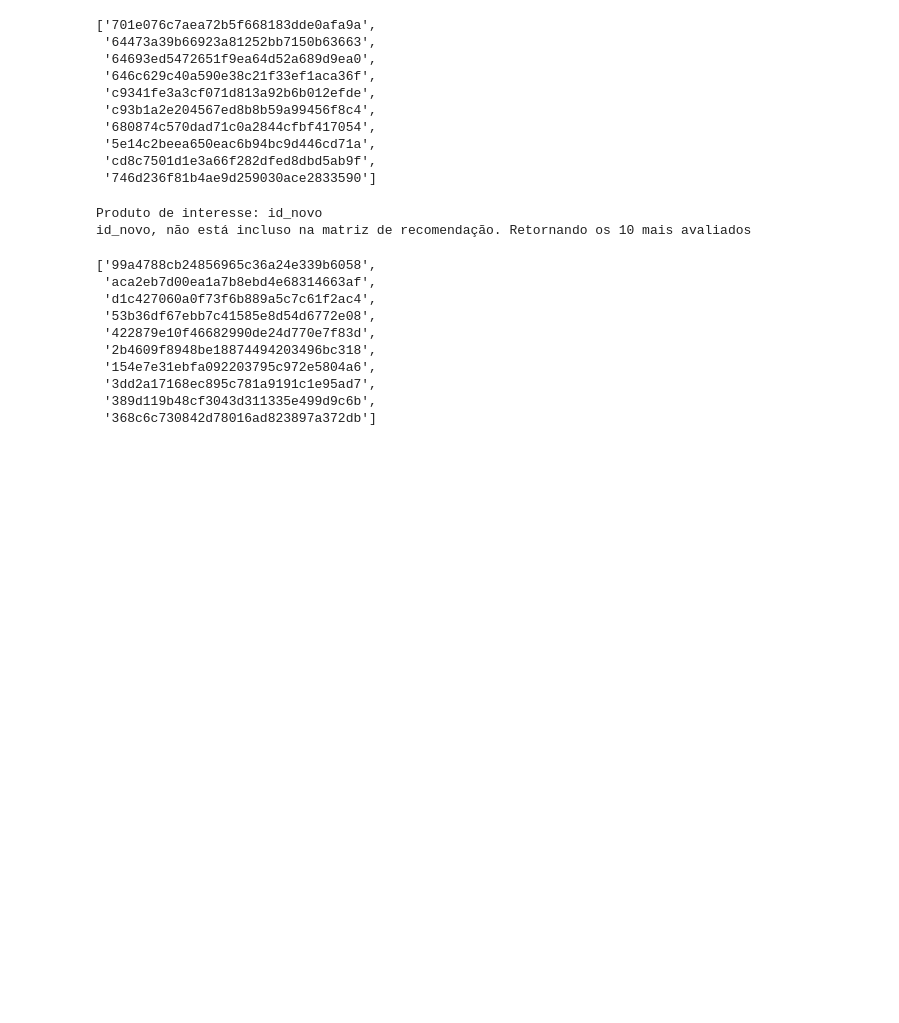
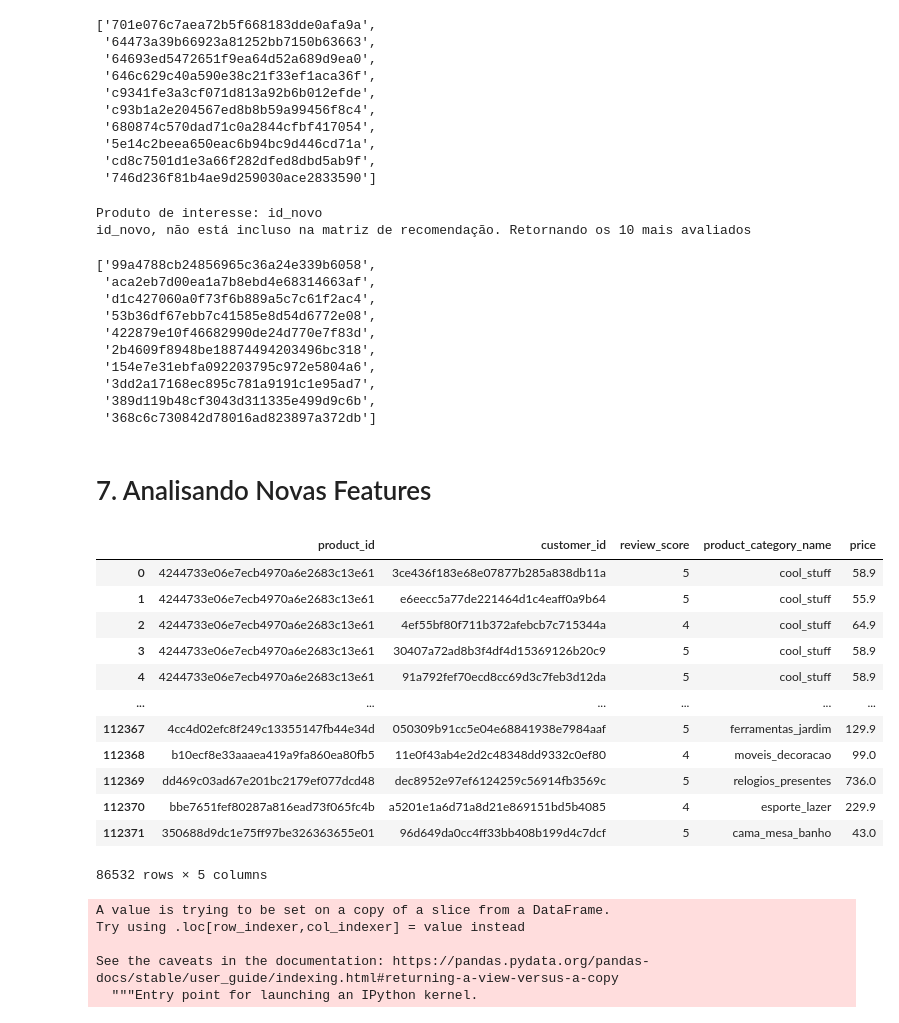
Before and after one commit to felipeaugustogudes/day7_dnc_dex, a Jupyter notebook: day7_felipe_rid2031.ipynb, the cells around one changed output. Saved outputs shown, nothing was run; the diff lists cells and outputs as text; code cells hidden in the pictures; blank space fills up the shorter version.

```diff
--- a/day7_felipe_rid2031.ipynb
+++ b/day7_felipe_rid2031.ipynb
@@ -413,3 +415,31 @@ id_novo, não está incluso na matriz de recomendação. Retornando os 10 mais a
  '3dd2a17168ec895c781a9191c1e95ad7',
  '389d119b48cf3043d311335e499d9c6b',
  '368c6c730842d78016ad823897a372db']
+# %% [markdown]
+# 7. Analisando Novas Features
+# %%
+df_esp = df_concat[['product_id','customer_id','review_score','product_category_name','price']]
+df_esp.reset_index
+df_esp
+# %% [output]
+|  | product_id | customer_id | review_score | product_category_name | price |
+| 0 | 4244733e06e7ecb4970a6e2683c13e61 | 3ce436f183e68e07877b285a838db11a | 5 | cool_stuff | 58.9 |
+| 1 | 4244733e06e7ecb4970a6e2683c13e61 | e6eecc5a77de221464d1c4eaff0a9b64 | 5 | cool_stuff | 55.9 |
+| 2 | 4244733e06e7ecb4970a6e2683c13e61 | 4ef55bf80f711b372afebcb7c715344a | 4 | cool_stuff | 64.9 |
+| 3 | 4244733e06e7ecb4970a6e2683c13e61 | 30407a72ad8b3f4df4d15369126b20c9 | 5 | cool_stuff | 58.9 |
+| 4 | 4244733e06e7ecb4970a6e2683c13e61 | 91a792fef70ecd8cc69d3c7feb3d12da | 5 | cool_stuff | 58.9 |
+| ... | ... | ... | ... | ... | ... |
+| 112367 | 4cc4d02efc8f249c13355147fb44e34d | 050309b91cc5e04e68841938e7984aaf | 5 | ferramentas_jardim | 129.9 |
+| 112368 | b10ecf8e33aaaea419a9fa860ea80fb5 | 11e0f43ab4e2d2c48348dd9332c0ef80 | 4 | moveis_decoracao | 99.0 |
+| 112369 | dd469c03ad67e201bc2179ef077dcd48 | dec8952e97ef6124259c56914fb3569c | 5 | relogios_presentes | 736.0 |
+| 112370 | bbe7651fef80287a816ead73f065fc4b | a5201e1a6d71a8d21e869151bd5b4085 | 4 | esporte_lazer | 229.9 |
+| 112371 | 350688d9dc1e75ff97be326363655e01 | 96d649da0cc4ff33bb408b199d4c7dcf | 5 | cama_mesa_banho | 43.0 |
+86532 rows × 5 columns
+# %%
+df_esp['product_category_name'] = df_esp['product_category_name'].astype('category')
+# %% [output]
+A value is trying to be set on a copy of a slice from a DataFrame.
+Try using .loc[row_indexer,col_indexer] = value instead
+
+See the caveats in the documentation: https://pandas.pydata.org/pandas-docs/stable/user_guide/indexing.html#returning-a-view-versus-a-copy
+  """Entry point for launching an IPython kernel.
```
Also changed, not shown: parts of 3 cells of this notebook, 1 other file.
